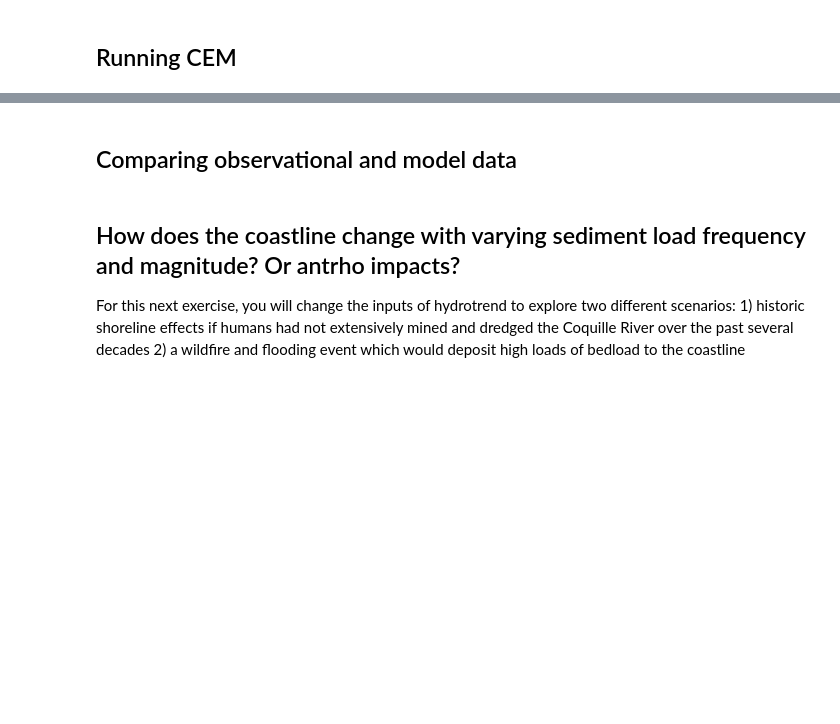
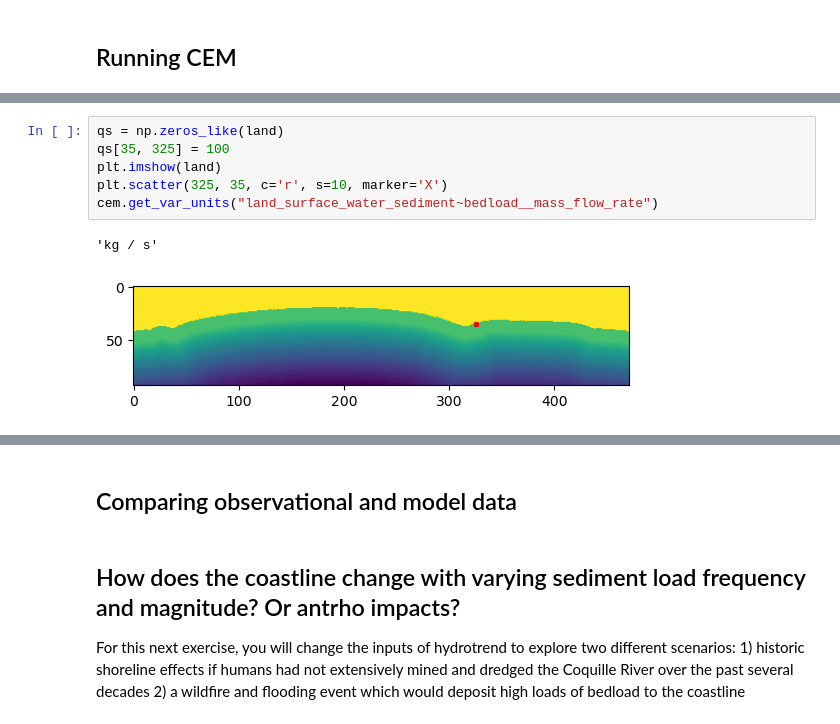
Before and after one commit to csdms-espin/coastal2025, a Jupyter notebook: CEM-HydroTrend.ipynb, the cells around one changed output, grey strips where cells are left out. Drawn from its saved outputs; the diff is of its cells as text; blank space fills up the shorter version.

```diff
--- a/CEM-HydroTrend.ipynb
+++ b/CEM-HydroTrend.ipynb
@@ -255,0 +365,9 @@ What input parameters from the HYDRO.IN file do you think control water discharg
+# %%
+qs = np.zeros_like(land)
+qs[35, 325] = 100
+plt.imshow(land)
+plt.scatter(325, 35, c='r', s=10, marker='X')
+cem.get_var_units("land_surface_water_sediment~bedload__mass_flow_rate")
+# %% [output]
+'kg / s'
+[figure, added]
```
Also changed, not shown: parts of 10 cells of this notebook.
